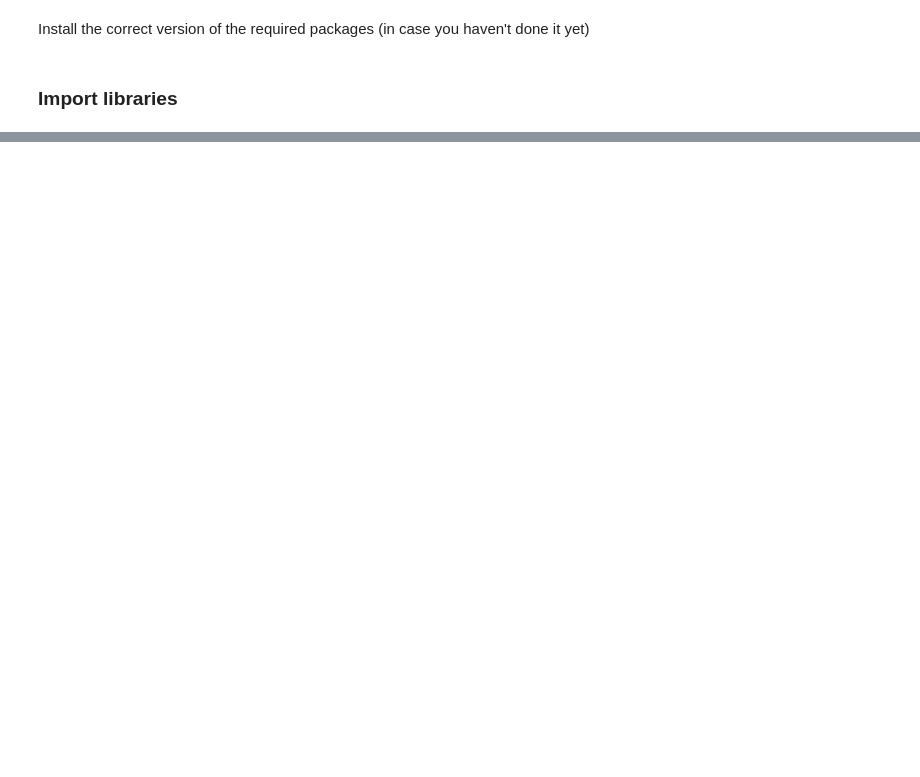
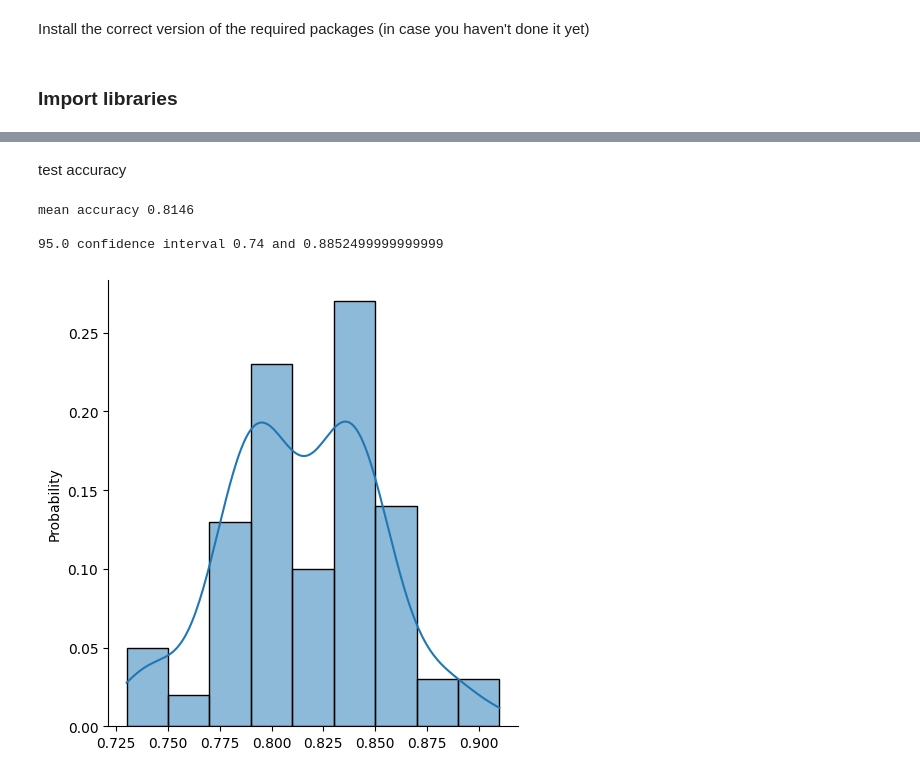
Before and after one commit to RADar-AZDelta/azd-radar-ai-lungcancerExplainableDecisionSupport, a Jupyter notebook: code/training.ipynb, the cells around one changed output, grey strips where cells are left out. Saved outputs shown, nothing was run; the diff lists cells and outputs as text; code cells hidden in the pictures; blank space fills up the shorter version.

```diff
--- a/code/training.ipynb
+++ b/code/training.ipynb
@@ -379,0 +369,18 @@ train_test_loop(df, "ensemble", loops=20, save=True)
+# %% [markdown]
+test accuracy
+# %%
+test_accurs.sort()
+sns.displot(test_accurs, kde=True, stat='probability')
+# confidence intervals
+alpha = 0.95
+p = ((1.0-alpha)/2.0) * 100
+lower =  np.percentile(test_accurs, p)
+p = (alpha+((1.0-alpha)/2.0)) * 100
+upper =  np.percentile(test_accurs, p)
+print(f"mean accuracy {np.mean(test_accurs)}")
+print(f"\n{alpha*100} confidence interval {lower} and {upper}")
+# %% [output]
+mean accuracy 0.8146
+
+95.0 confidence interval 0.74 and 0.8852499999999999
+[figure, added]
```
Also changed, not shown: parts of 56 cells of this notebook, 32 other files.
